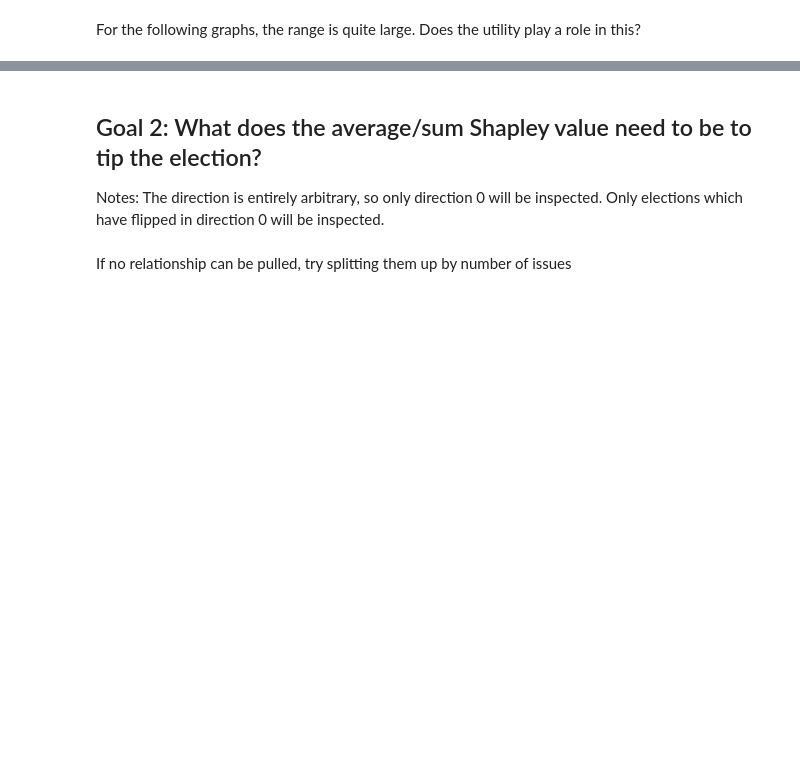
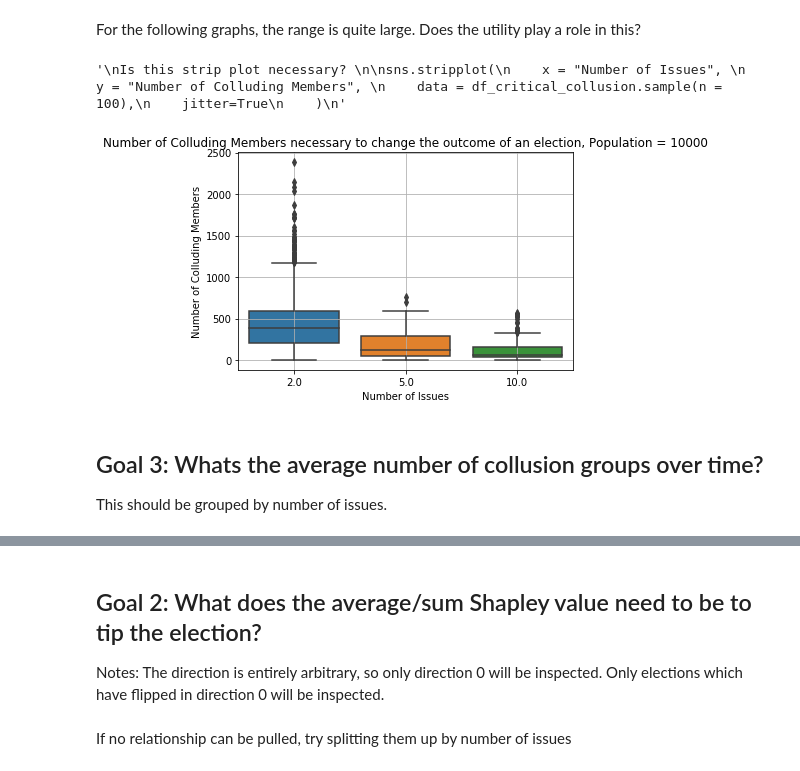
Before and after one commit to abugler/QVModel, a Jupyter notebook: QV-Collusion.ipynb, the cells around one changed output, grey strips where cells are left out. Saved outputs shown, nothing was run; the diff lists cells and outputs as text; code cells hidden in the pictures; blank space fills up the shorter version.

Commit message:
Inital CSV took too much memory. Chunked it down and did some data analysis

```diff
--- a/QV-Collusion.ipynb
+++ b/QV-Collusion.ipynb
@@ -2,7 +2,7 @@
 import pandas as pd
 import numpy as np
 import pyparsing as pp
-df = pd.read_csv("QVoting with Polling and Collusion QV-Collusion-table.csv")
+df = pd.read_csv("QVoting with Polling and Collusion QV-Collusion-no-shapley-table.csv")
 
 # Define useful functions
 
@@ -25,7 +25,7 @@ parse_list_of_vectors = lambda column : column.apply(lambda array: pp.nestedExpr
 df = df[df["Tick"] != 0]
 
 # Parse Vectors
-df["Shapley Value Arrays"] = parse_list_of_vectors(df["Shapley Value Arrays"])
+# df["Shapley Value Arrays"] = parse_list_of_vectors(df["Shapley Value Arrays"])
 df["Party Sizes"] = parse_single_vector_int(df["Party Sizes"])
 df["Total Utility Gain"] = parse_single_vector_float(df["Total Utility Gain"])
 # %% [markdown]
@@ -83,17 +99,30 @@ For the following graphs, the range is quite large. Does the utility play a role
 # %%
 import matplotlib.pyplot as plt
 import seaborn as sns
 
 df_critical_collusion = df_critical_collusion[df_critical_collusion["Number of Colluding Members"] != 0]
 # df_critical_collusion.boxplot(by = "Number of Issues", column = "Number of Colluding Members")
 
 sns.boxplot(
     x = "Number of Issues",
     y = "Number of Colluding Members",
     data = df_critical_collusion).set_title("Number of Colluding Members necessary to change the outcome of an election, Population = 10000")
+plt.grid()
+
+"""
+Is this strip plot necessary?
 
 sns.stripplot(
     x = "Number of Issues",
     y = "Number of Colluding Members",
-    data = df_critical_collusion,
-    jitter=True)
+    data = df_critical_collusion.sample(n = 100),
+    jitter=True
+    )
+"""
+# %% [output]
+'\nIs this strip plot necessary? \n\nsns.stripplot(\n    x = "Number of Issues", \n    y = "Number of Colluding Members", \n    data = df_critical_collusion.sample(n = 100),\n    jitter=True\n    )\n'
+[figure, added]
+# %% [markdown]
+Goal 3: Whats the average number of collusion groups over time?
+------
+This should be grouped by number of issues.
```
Also changed, not shown: parts of 9 cells of this notebook, 1 other file.
